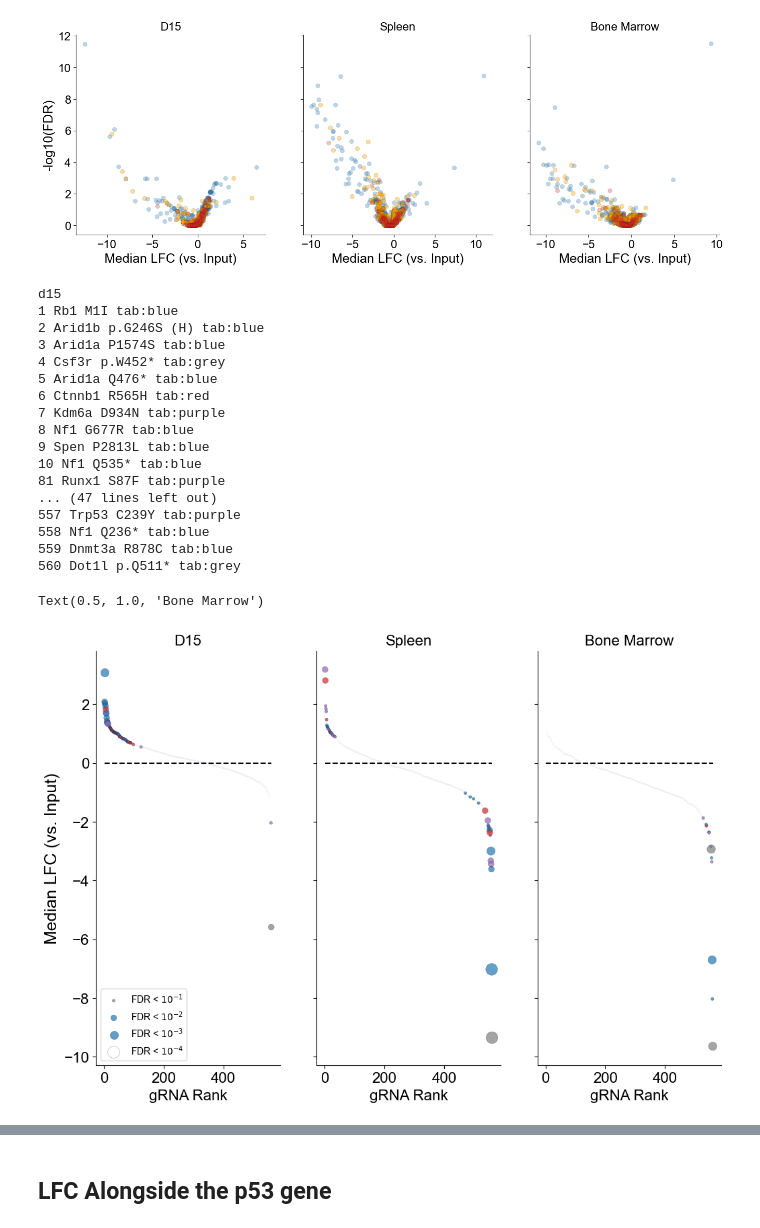
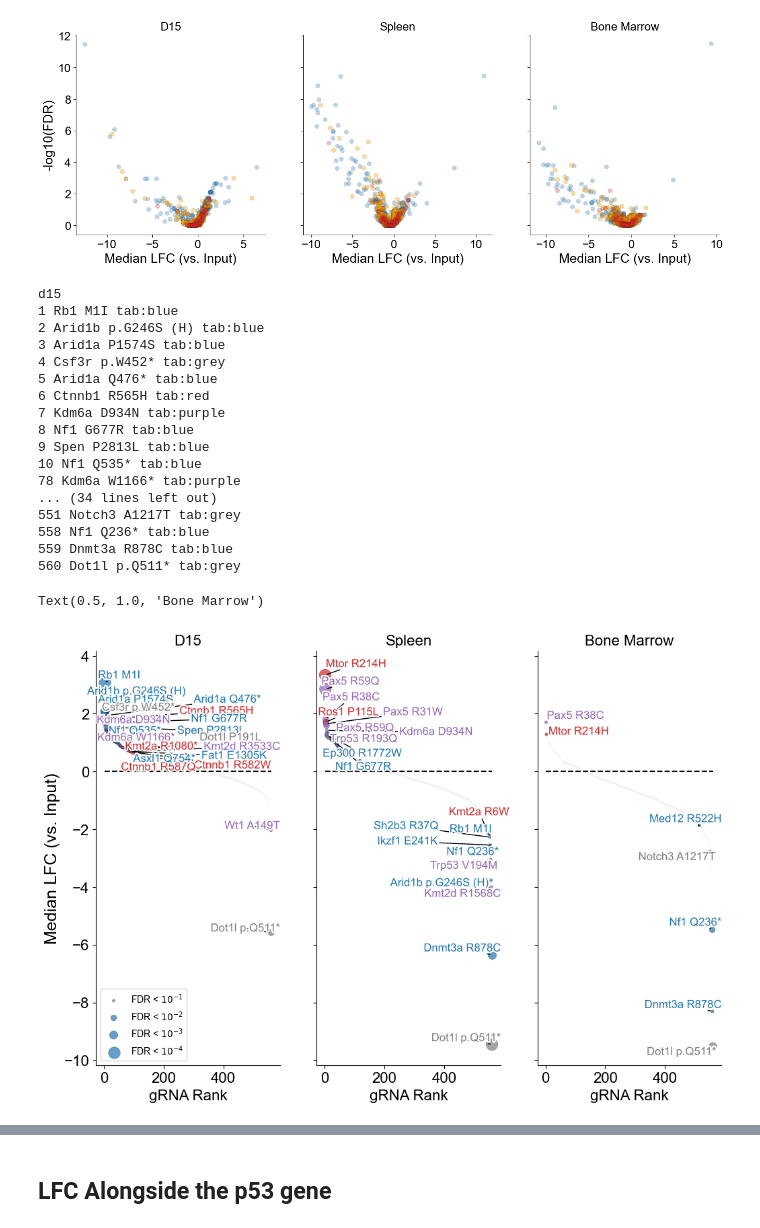
Before and after one commit to kexindon/B-ALL-in-vivo-base-editing, a Jupyter notebook: figure4.ipynb, the cells around one changed output, grey strips where cells are left out. Cells and saved outputs as stored; diff of their text form; code cells hidden in the pictures.

```diff
--- a/figure4.ipynb
+++ b/figure4.ipynb
@@ -36,3 +38,8 @@ CBE_LFC_FDR_vs_BC = pd.read_csv('LFC-FDR/focused/CBE_LFC_FDR_df_vs_bc.csv')
+# %%
+ABE_LFC_FDR_focused = pd.read_csv('LFC-FDR/focused/ABE_LFC_FDR_df_focused.csv')
+CBE_LFC_FDR_focused = pd.read_csv('LFC-FDR/focused/CBE_LFC_FDR_df_focused_outlier_removed.csv')
+ABE_LFC_FDR_vs_BC = pd.read_csv('LFC-FDR/focused/ABE_LFC_FDR_df_vs_bc.csv')
+CBE_LFC_FDR_vs_BC = pd.read_csv('LFC-FDR/focused/CBE_LFC_FDR_df_vs_bc_outlier_removed.csv')
 # %% [markdown]
 ## Waterfall plots
 # %%
@@ -103,6 +110,37 @@ for i, val in CBE_LFC_FDR_focused.iterrows():
         gene_type.append(t_dict[v2])
 
 CBE_LFC_FDR_focused['Role in Cancer']=gene_type
+# %%
+cosmic = pd.read_csv('source-data/Census_allSun Nov 17 02_26_47 2024.csv').fillna('Undefined')
+
+t_dict = {'TSG':'TSG', 'TSG, fusion':'TSG', 'Undefined':'Undefined', 'fusion':'Undefined', 'oncogene':'Oncogene',
+       'oncogene, TSG':'Oncogene/TSG', 'oncogene, TSG, fusion':'Oncogene/TSG', 'oncogene, fusion': 'Oncogene'}
+
+gene_type = []
+for i, val in ABE_LFC_FDR_vs_BC.iterrows():
+    v = val['gene_name_h']
+    subset = cosmic[cosmic['Gene Symbol']==v]
+    if len(subset)==0:
+        gene_type.append('Undefined')
+    else:
+        v2 = subset['Role in Cancer'].values[0]
+
+        gene_type.append(t_dict[v2])
+
+ABE_LFC_FDR_vs_BC['Role in Cancer']=gene_type
+
+gene_type = []
+for i, val in CBE_LFC_FDR_vs_BC.iterrows():
+    v = val['gene_name_h']
+    subset = cosmic[cosmic['Gene Symbol']==v]
+    if len(subset)==0:
+        gene_type.append('Undefined')
+    else:
+        v2 = subset['Role in Cancer'].values[0]
+
+        gene_type.append(t_dict[v2])
+
+CBE_LFC_FDR_vs_BC['Role in Cancer']=gene_type
 # %%
 from adjustText import adjust_text
 import matplotlib.patheffects as PathEffects
@@ -386,7 +424,10 @@ for k, val in enumerate(names2):
     cc3 = cc2[cc2[f'FDR_{val}_fishers']<FDR_cutoff]
     top = cc3[:10]
     bottom = cc3[-10:]
-    tb = pd.concat((top, bottom))
+    if k<2:
+        tb = pd.concat((top, bottom))
+    else:
+        tb = top
 
     t = []
     x = []
@@ -438,36 +479,36 @@ for k, val in enumerate(names2):
 
     # for idx, j in enumerate(ns[5:]):
     #     ax[k].text()
 
-    # texts = [ax[k].text(x[i], y[i], t[i], fontsize=12, color=c[i], path_effects=[PathEffects.withStroke(linewidth=3,foreground="w")]) for i in range(len(x))] #bbox = dict(boxstyle = 'round,pad=0.5', fc = 'white', alpha = .9)
+    texts = [ax[k].text(x[i], y[i], t[i], fontsize=12, color=c[i], path_effects=[PathEffects.withStroke(linewidth=3,foreground="w")]) for i in range(len(x))] #bbox = dict(boxstyle = 'round,pad=0.5', fc = 'white', alpha = .9)
 
-    # adjust_text(texts, only_move={'points':'xy', 'texts':'xy'}, ax=ax[k], arrowprops=dict(arrowstyle="-", linewidth=1, alpha=1, color='black'))
+    adjust_text(texts, only_move={'points':'xy', 'texts':'xy'}, ax=ax[k], arrowprops=dict(arrowstyle="-", linewidth=1, alpha=1, color='black'))
 
 #ax.set_ylim(0,20)
 
 ax[0].set_ylabel('Median LFC (vs. Input)', fontsize=18)
 ax[0].set_title('D15', fontsize=16)
 ax[1].set_title('Spleen', fontsize=16)
 ax[2].set_title('Bone Marrow', fontsize=16)
 
 # fig.savefig('figures_new_cbe/14_2_CBE_waterfall.png', dpi=300, transparent=True)
 # %% [output]
 d15
 1 Rb1 M1I tab:blue
 2 Arid1b p.G246S (H) tab:blue
 3 Arid1a P1574S tab:blue
 4 Csf3r p.W452* tab:grey
 5 Arid1a Q476* tab:blue
 6 Ctnnb1 R565H tab:red
 7 Kdm6a D934N tab:purple
 8 Nf1 G677R tab:blue
 9 Spen P2813L tab:blue
 10 Nf1 Q535* tab:blue
-81 Runx1 S87F tab:purple
-... (47 lines left out)
-557 Trp53 C239Y tab:purple
+78 Kdm6a W1166* tab:purple
+... (34 lines left out)
+551 Notch3 A1217T tab:grey
 558 Nf1 Q236* tab:blue
 559 Dnmt3a R878C tab:blue
 560 Dot1l p.Q511* tab:grey
 Text(0.5, 1.0, 'Bone Marrow')
-[figure, old version]
+[figure, new version]
```
Also changed, not shown: parts of 8 cells of this notebook, 11 other files.
